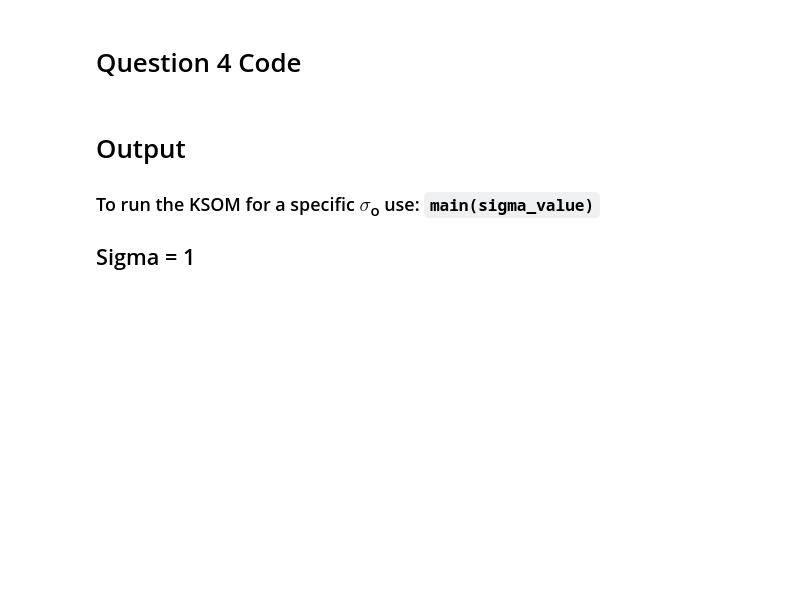
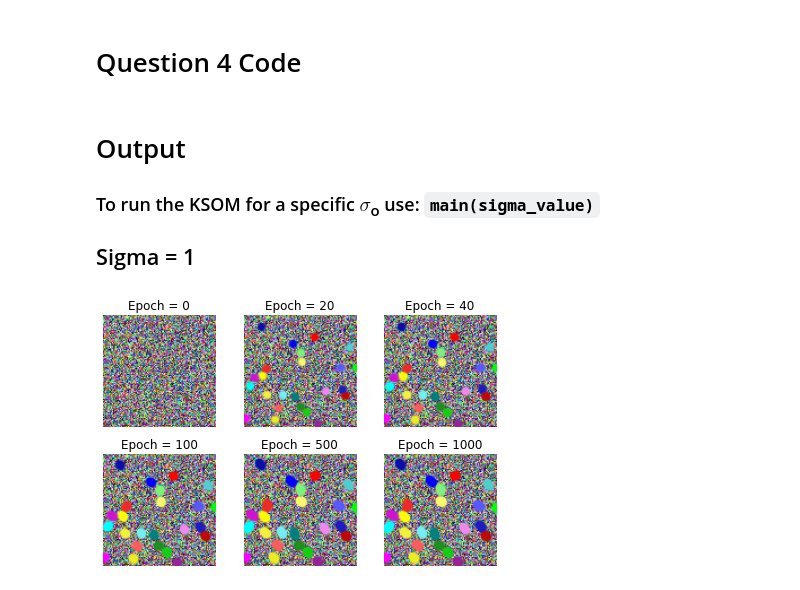
Before and after one commit to subramario/Kohonen-Self-Organizing-Map, a Jupyter notebook: Q4.ipynb, the cells around one changed output. Drawn from its saved outputs; the diff is of its cells as text; code cells hidden in the pictures; blank space fills up the shorter version.

```diff
--- a/Q4.ipynb
+++ b/Q4.ipynb
@@ -162,3 +158,7 @@ def main(sigma_nought):
 
 
 ## Sigma = 1
+# %%
+main(1)
+# %% [output]
+[figure, added]
```
Also changed, not shown: parts of 10 cells of this notebook.
